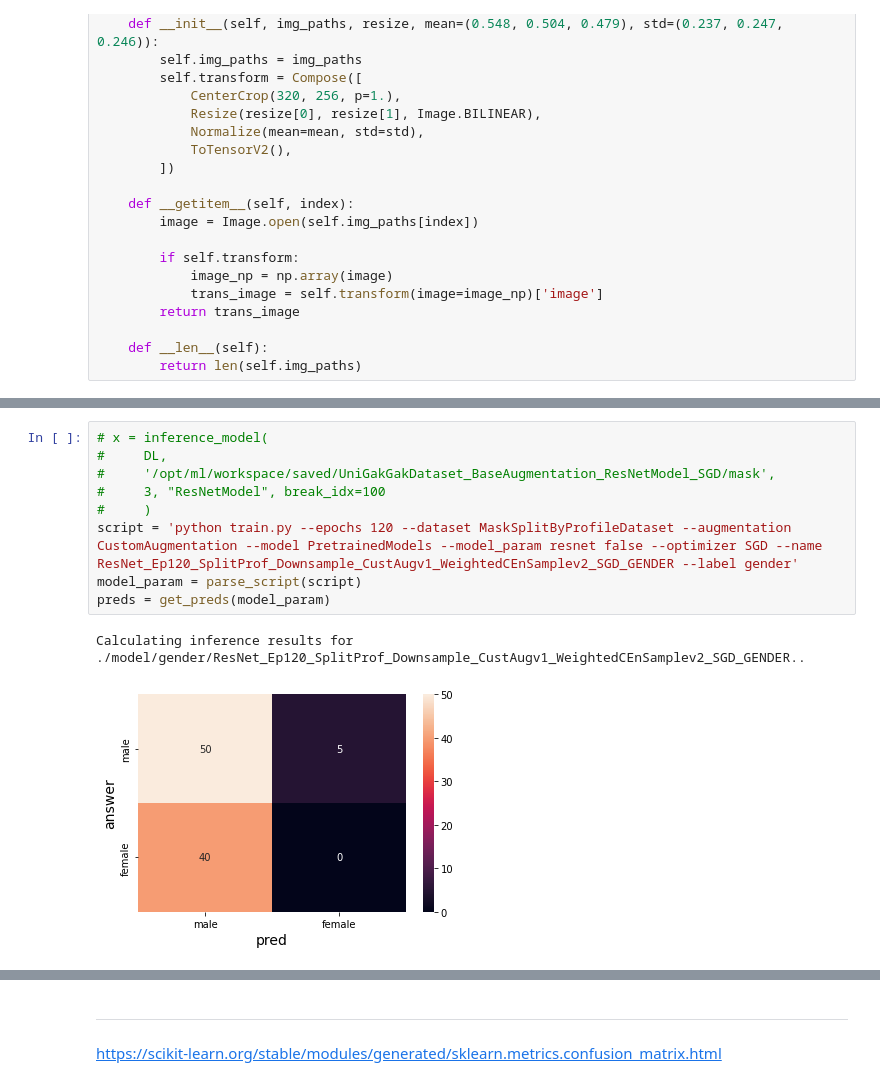
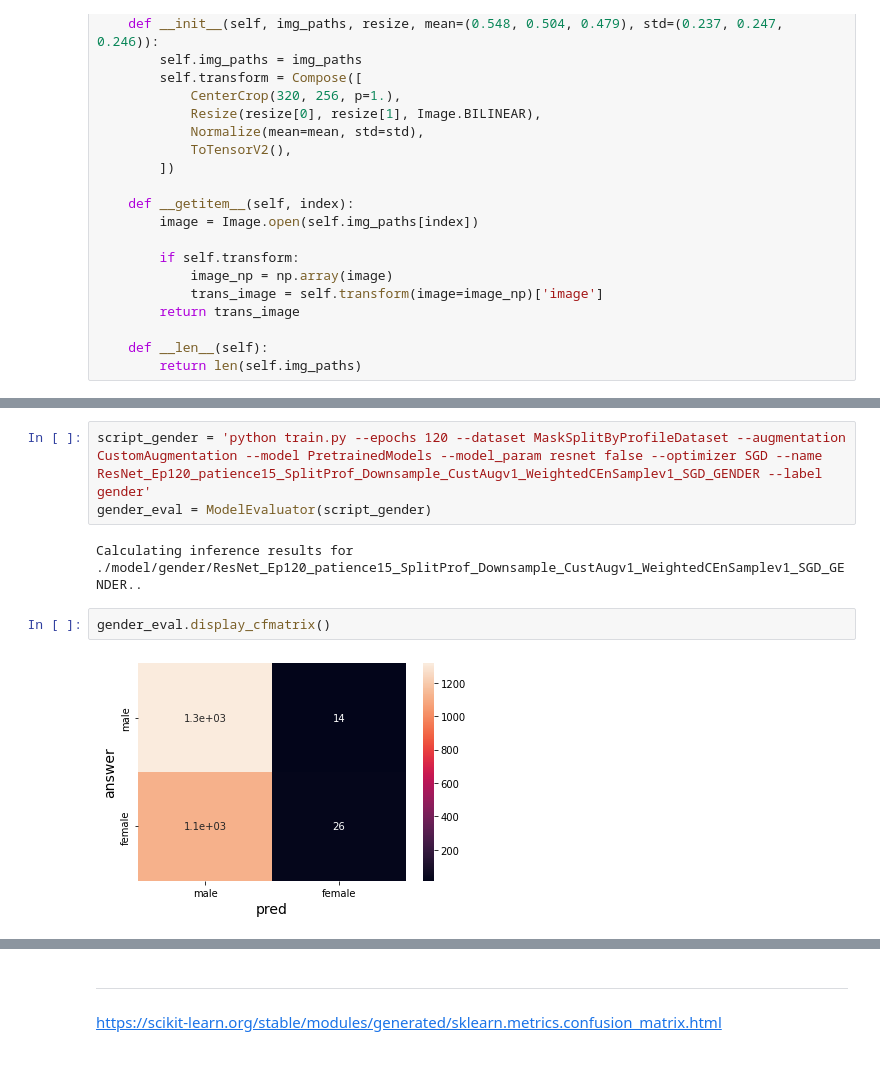
Before and after one commit to boostcampaitech3/level1-image-classification-level1-recsys-03, a Jupyter notebook: data_viz.ipynb, the cells around one changed output, grey strips where cells are left out. Drawn from its saved outputs; the diff is of its cells as text.

```diff
--- a/data_viz.ipynb
+++ b/data_viz.ipynb
@@ -791,13 +772,10 @@ display_cfmatrix(model_param['label'], model_param['num_classes'], ans)
 # %%
-# x = inference_model(
-#     DL,
-#     '/opt/ml/workspace/saved/UniGakGakDataset_BaseAugmentation_ResNetModel_SGD/mask',
-#     3, "ResNetModel", break_idx=100
-#     )
-script = 'python train.py --epochs 120 --dataset MaskSplitByProfileDataset --augmentation CustomAugmentation --model PretrainedModels --model_param resnet false --optimizer SGD --name ResNet_Ep120_SplitProf_Downsample_CustAugv1_WeightedCEnSamplev2_SGD_GENDER --label gender'
-model_param = parse_script(script)
-preds = get_preds(model_param)
+script_gender = 'python train.py --epochs 120 --dataset MaskSplitByProfileDataset --augmentation CustomAugmentation --model PretrainedModels --model_param resnet false --optimizer SGD --name ResNet_Ep120_patience15_SplitProf_Downsample_CustAugv1_WeightedCEnSamplev1_SGD_GENDER --label gender'
+gender_eval = ModelEvaluator(script_gender)
 # %% [output]
-Calculating inference results for ./model/gender/ResNet_Ep120_SplitProf_Downsample_CustAugv1_WeightedCEnSamplev2_SGD_GENDER..
+Calculating inference results for ./model/gender/ResNet_Ep120_patience15_SplitProf_Downsample_CustAugv1_WeightedCEnSamplev1_SGD_GENDER..
-[figure, removed]
+# %%
+gender_eval.display_cfmatrix()
+# %% [output]
+[figure, added]
 # %%
```
Also changed, not shown: parts of 11 cells of this notebook.
